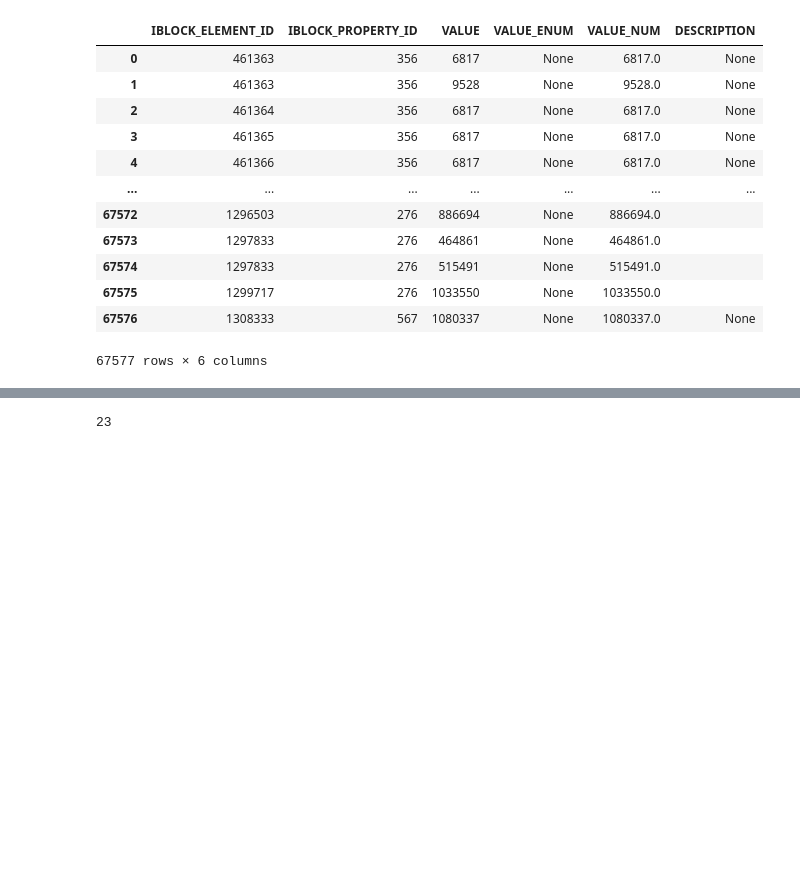
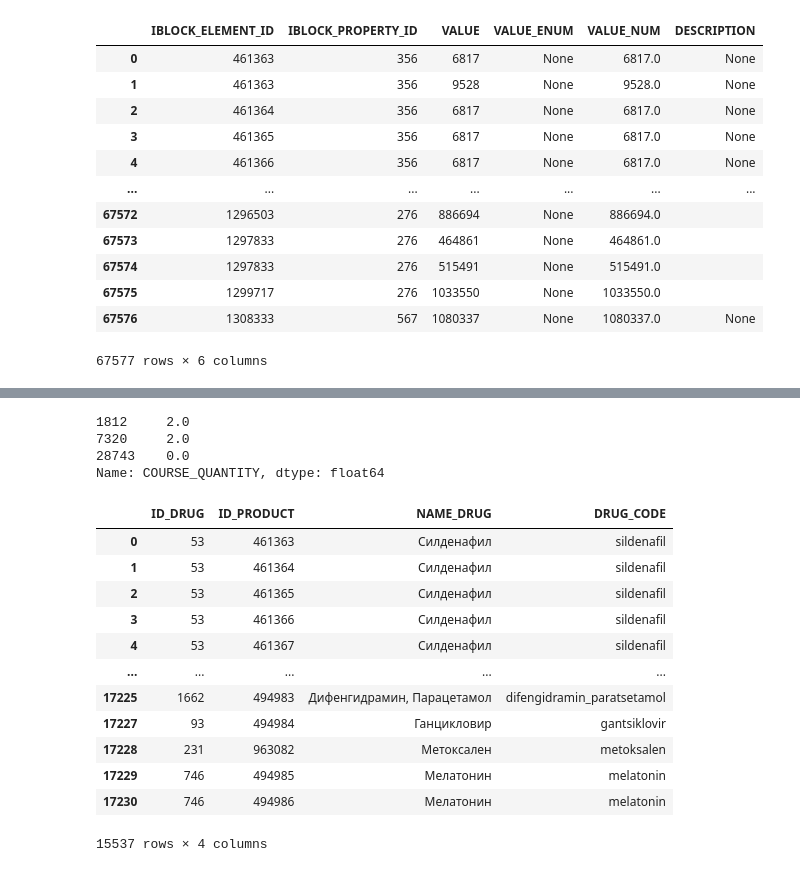
Before and after one commit to StalkerVrk/EAPTEKA_HACK, a Jupyter notebook: analysdata.ipynb, the cells around one changed output, grey strips where cells are left out. Saved outputs shown, nothing was run; the diff lists cells and outputs as text; code cells hidden in the pictures; blank space fills up the shorter version.

```diff
--- a/analysdata.ipynb
+++ b/analysdata.ipynb
@@ -153,4 +122,27 @@ propertyM
-# %%
-len(propertyV.columns)
-# %% [output]
-23
+# %%
+propertyV['COURSE_QUANTITY'].dropna()
+# %% [output]
+1812     2.0
+7320     2.0
+28743    0.0
+Name: COURSE_QUANTITY, dtype: float64
+# %%
+df.columns = ['ID_DRUG', 'ID_PRODUCT', 'NAME_DRUG', 'DRUG_CODE']
+products.columns = ['ID_PRODUCT', 'NAME_PRODUCT']
+df = df.dropna()
+df['ID_PRODUCT'] = df['ID_PRODUCT'].apply(lambda x:int(x))
+df
+# %% [output]
+|  | ID_DRUG | ID_PRODUCT | NAME_DRUG | DRUG_CODE |
+| 0 | 53 | 461363 | Силденафил | sildenafil |
+| 1 | 53 | 461364 | Силденафил | sildenafil |
+| 2 | 53 | 461365 | Силденафил | sildenafil |
+| 3 | 53 | 461366 | Силденафил | sildenafil |
+| 4 | 53 | 461367 | Силденафил | sildenafil |
+| ... | ... | ... | ... | ... |
+| 17225 | 1662 | 494983 | Дифенгидрамин, Парацетамол | difengidramin_paratsetamol |
+| 17227 | 93 | 494984 | Ганцикловир | gantsiklovir |
+| 17228 | 231 | 963082 | Метоксален | metoksalen |
+| 17229 | 746 | 494985 | Мелатонин | melatonin |
+| 17230 | 746 | 494986 | Мелатонин | melatonin |
+15537 rows × 4 columns
```
Also changed, not shown: parts of 8 cells of this notebook, 2 other files.
